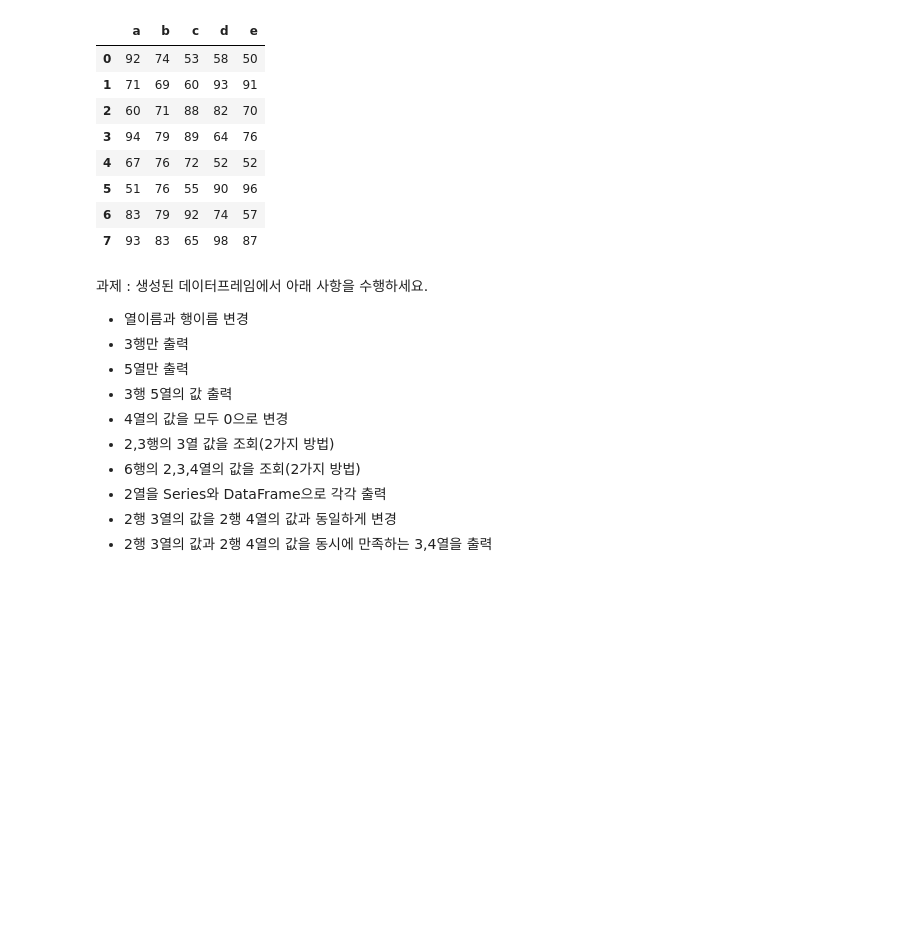
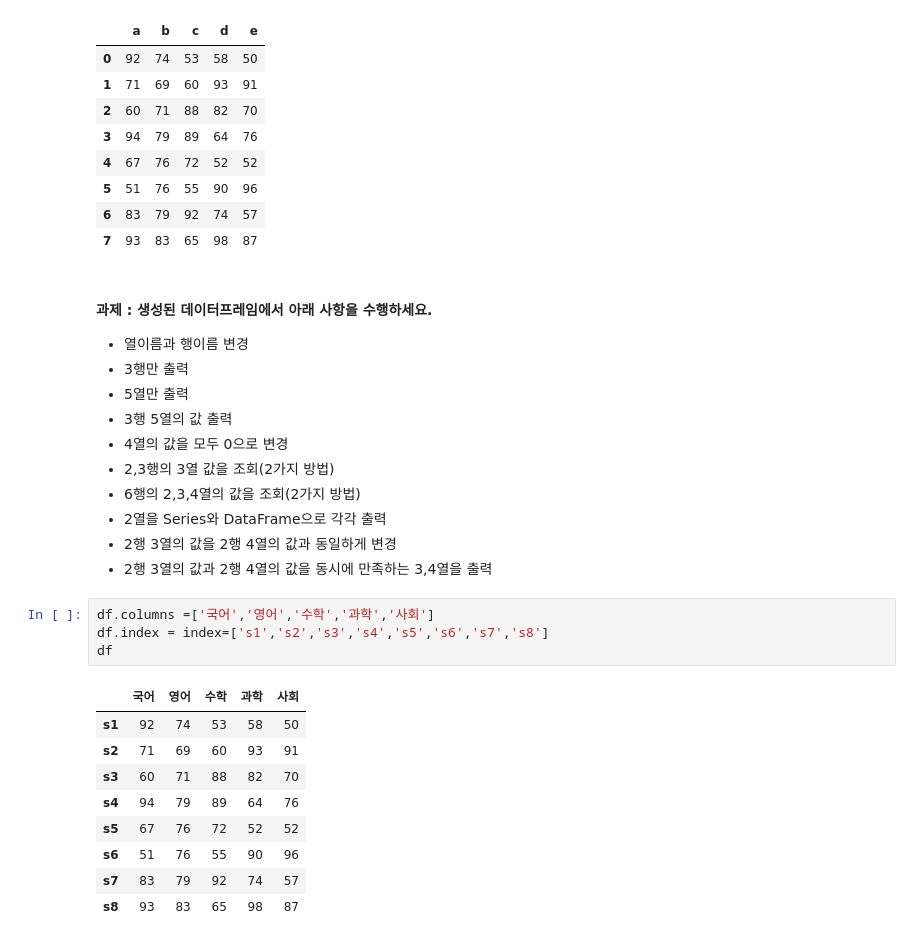
Before and after one commit to ilm52626/HKMD1_Complementary, a Jupyter notebook: m2_분석라이브러리/pandas/pandas_데이터형식_guide.ipynb, the cells around one changed output. Drawn from its saved outputs; the diff is of its cells as text; blank space fills up the shorter version.

```diff
--- a/m2_분석라이브러리/pandas/pandas_데이터형식_guide.ipynb
+++ b/m2_분석라이브러리/pandas/pandas_데이터형식_guide.ipynb
@@ -526,7 +576,7 @@ df
 | 6 | 83 | 79 | 92 | 74 | 57 |
 | 7 | 93 | 83 | 65 | 98 | 87 |
 # %% [markdown]
-과제 : 생성된 데이터프레임에서 아래 사항을 수행하세요.
+#### 과제 : 생성된 데이터프레임에서 아래 사항을 수행하세요.
 - 열이름과 행이름 변경
 - 3행만 출력
 - 5열만 출력
@@ -537,3 +587,17 @@ df
 - 2열을 Series와 DataFrame으로 각각 출력
 - 2행 3열의 값을 2행 4열의 값과 동일하게 변경
 - 2행 3열의 값과 2행 4열의 값을 동시에 만족하는 3,4열을 출력
+# %%
+df.columns =['국어','영어','수학','과학','사회']
+df.index = index=['s1','s2','s3','s4','s5','s6','s7','s8']
+df
+# %% [output]
+|  | 국어 | 영어 | 수학 | 과학 | 사회 |
+| s1 | 92 | 74 | 53 | 58 | 50 |
+| s2 | 71 | 69 | 60 | 93 | 91 |
+| s3 | 60 | 71 | 88 | 82 | 70 |
+| s4 | 94 | 79 | 89 | 64 | 76 |
+| s5 | 67 | 76 | 72 | 52 | 52 |
+| s6 | 51 | 76 | 55 | 90 | 96 |
+| s7 | 83 | 79 | 92 | 74 | 57 |
+| s8 | 93 | 83 | 65 | 98 | 87 |
```
Also changed, not shown: parts of 10 cells of this notebook.
